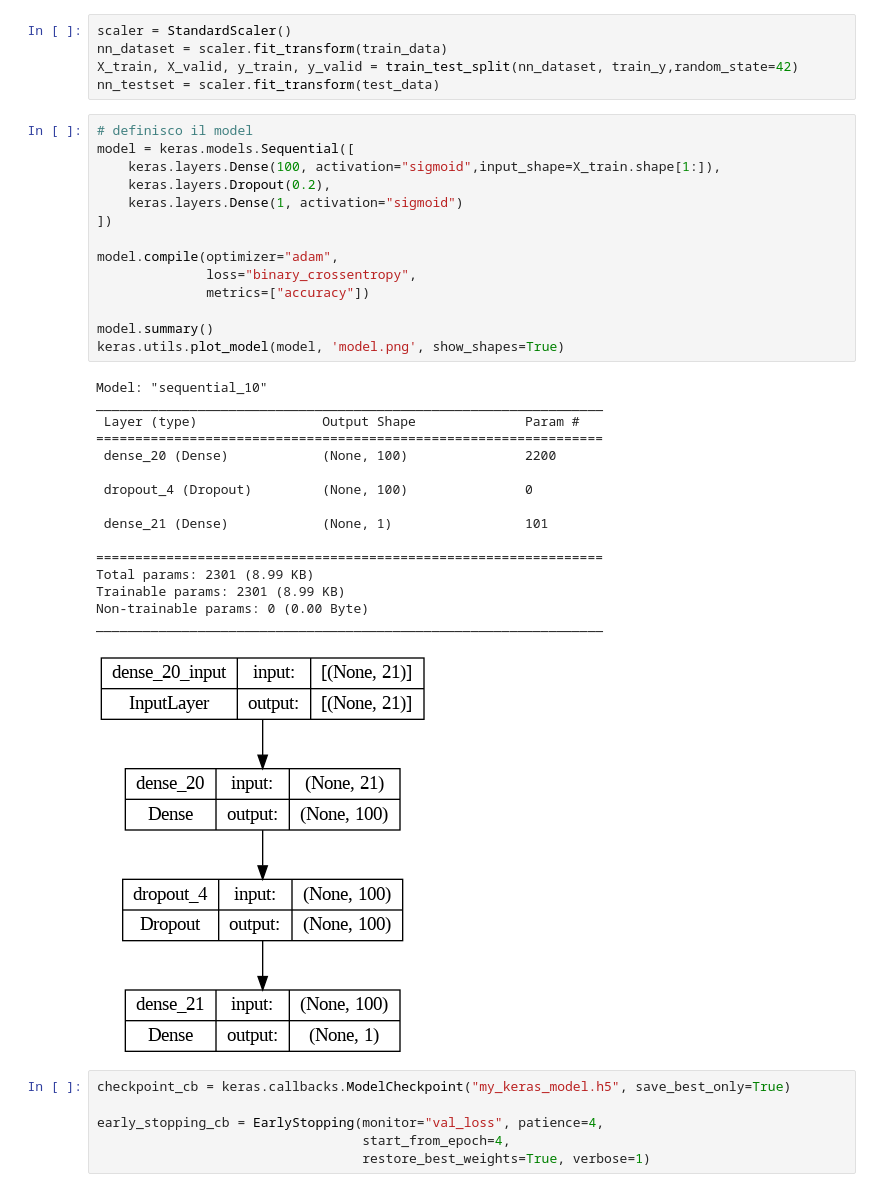
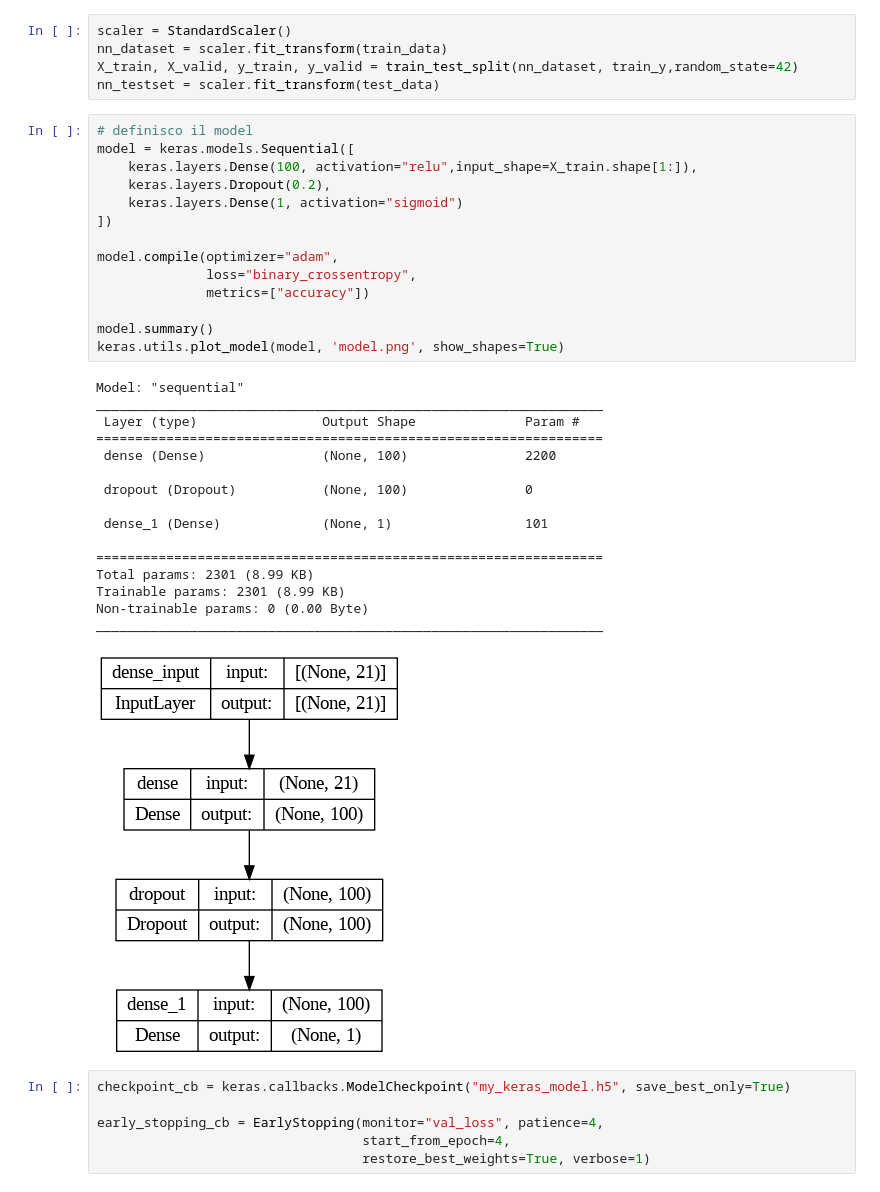
Before and after one commit to RagnOh/ProgettoMLDM, a Jupyter notebook: Neural_network/NN.ipynb, the cells around one changed output. Drawn from its saved outputs; the diff is of its cells as text.

```diff
--- a/Neural_network/NN.ipynb
+++ b/Neural_network/NN.ipynb
@@ -68,34 +68,34 @@ nn_testset = scaler.fit_transform(test_data)
 # %%
 # definisco il model
 model = keras.models.Sequential([
-    keras.layers.Dense(100, activation="sigmoid",input_shape=X_train.shape[1:]),
+    keras.layers.Dense(100, activation="relu",input_shape=X_train.shape[1:]),
     keras.layers.Dropout(0.2),
     keras.layers.Dense(1, activation="sigmoid")
 ])
 
 model.compile(optimizer="adam",
               loss="binary_crossentropy",
               metrics=["accuracy"])
 
 model.summary()
 keras.utils.plot_model(model, 'model.png', show_shapes=True)
 # %% [output]
-Model: "sequential_10"
+Model: "sequential"
 _________________________________________________________________
  Layer (type)                Output Shape              Param #
 =================================================================
- dense_20 (Dense)            (None, 100)               2200
+ dense (Dense)               (None, 100)               2200
 
- dropout_4 (Dropout)         (None, 100)               0
+ dropout (Dropout)           (None, 100)               0
 
- dense_21 (Dense)            (None, 1)                 101
+ dense_1 (Dense)             (None, 1)                 101
 
 =================================================================
 Total params: 2301 (8.99 KB)
 Trainable params: 2301 (8.99 KB)
 Non-trainable params: 0 (0.00 Byte)
 _________________________________________________________________
-[figure, old version]
+[figure, new version]
 # %%
 checkpoint_cb = keras.callbacks.ModelCheckpoint("my_keras_model.h5", save_best_only=True)
 
```
Also changed, not shown: parts of 6 cells of this notebook, 4 other files.
